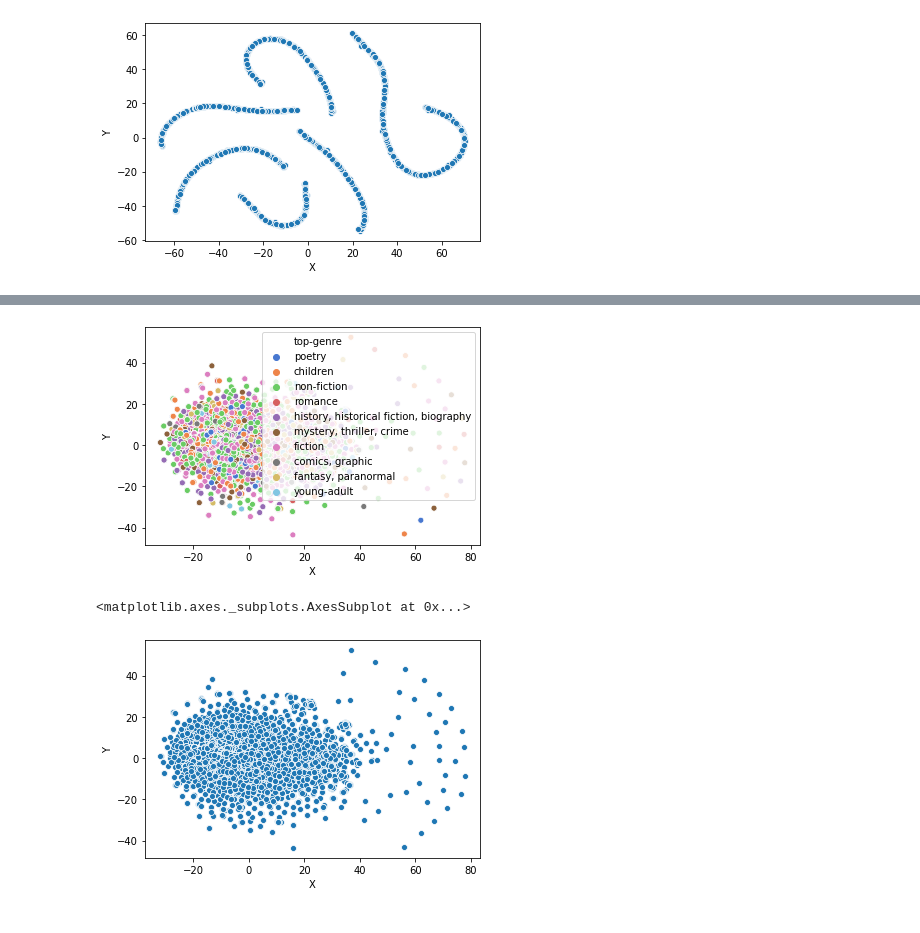
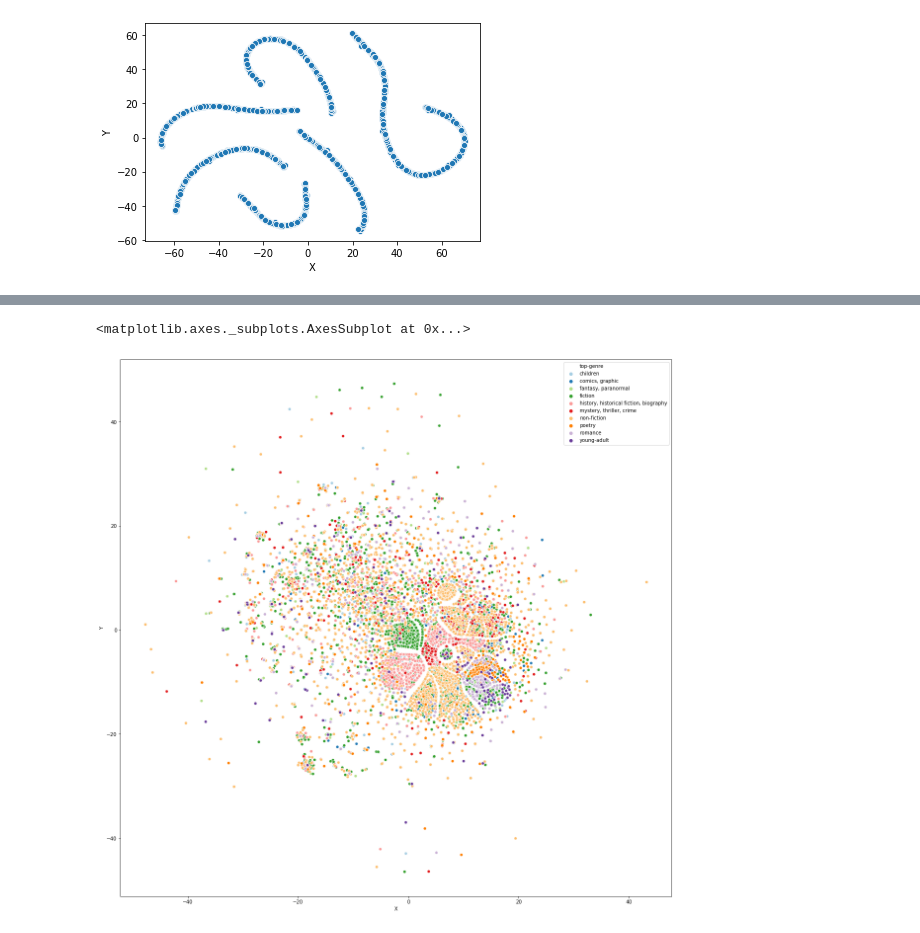
Before and after one commit to Ambbbbberwang/guess_u_like, a Jupyter notebook: OLD/ScratchWork.ipynb, the cells around one changed output, grey strips where cells are left out. Drawn from its saved outputs; the diff is of its cells as text; code cells hidden in the pictures.

```diff
--- a/OLD/ScratchWork.ipynb
+++ b/OLD/ScratchWork.ipynb
@@ -233,13 +233,21 @@ sns.scatterplot(x="X", y="Y", data=tsne_df)
 <matplotlib.axes._subplots.AxesSubplot at 0x...>
 [figure]
 # %%
-path='/Users/lisacombs/Documents/BIGDATA/final-project-guess_u_like/tsne_matrix.csv/part-00000-3d9938f1-d1fe-4742-b4dd-ad1a7e099eec-c000.csv'
-path='/Users/lisacombs/Documents/BIGDATA/final-project-guess_u_like/part-00000-379493e2-7e63-4184-b72b-378090bf123b-c000.csv'
+#path='/Users/lisacombs/Documents/BIGDATA/final-project-guess_u_like/tsne_matrix.csv/part-00000-3d9938f1-d1fe-4742-b4dd-ad1a7e099eec-c000.csv'
+
+# 200 rank
+path200 = '/Users/lisacombs/Documents/BIGDATA/final-project-guess_u_like/part-00000-d06f1a4f-d24f-4454-aed8-054eed089035-c000.csv'
+
+# 4 rank
+path4 = '/Users/lisacombs/Documents/BIGDATA/final-project-guess_u_like/part-00000-cd22b61d-f5dd-469b-84b6-b875f046774d-c000.csv'
+
 sample = 10000
 seed=42
 # %%
 #import matplotlib
 #matplotlib.use('Agg')
+
+plt.rcParams['figure.figsize'] = [20,20]
 
 import matplotlib.pyplot as plt
 import seaborn as sns
@@ -248,17 +256,16 @@ import pandas as pd
 from glob import glob
 from sklearn import preprocessing
 
-filename = '/Users/lisacombs/Documents/BIGDATA/final-project-guess_u_like/part-00000-d06f1a4f-d24f-4454-aed8-054eed089035-c000.csv'
-filename=path
-items = pd.read_csv(filename, engine='python', header=None)
+items = pd.read_csv(path200, engine='python', header=None)
 print('read data.')
 #print(items.head())
 num_features = items.shape[1]
 items.head()
 # sample data
 #items = items.sample(n=sample, random_state=seed, replace=False)
+items = items.iloc[0:sample, :]
 #print('sampled data.')
 
-#items.head()
+items=items.sort_values(items.columns[-1])
 # %% [output]
 read data.
@@ -274,22 +290,31 @@ standardized_X = preprocessing.scale(X)
 # %%
-p=50
 
-tsne = TSNE(n_components=2, random_state=seed, perplexity=p, n_iter = 1000)
+
+tsne = TSNE(n_components=2, random_state=seed, perplexity=100, n_iter = 750)
 tsne_obj= tsne.fit_transform(standardized_X)
 tsne_df = pd.DataFrame({'X':tsne_obj[:,0],'Y':tsne_obj[:,1],'top-genre':items.iloc[:,-1]})
 
-sns.scatterplot(x="X", y="Y", hue="top-genre", palette=sns.color_palette("muted"),legend='full', data=tsne_df)
+#plt.figure(figsize=(12,12))
+#plt.scatter(x=tsne_df['X'], y=tsne_df['Y'], c=items.code, cmap='Spectral')
+#plt.legend(items.code, items.iloc[:,-1])
+
+sns.scatterplot(
+    x="X", y="Y",
+    hue="top-genre",
+    data=tsne_df,
+    legend="full",
+    palette=sns.color_palette("Paired", 10),
+    alpha=1,
+)
 
 #print(tsne_df)
 
 #print('plotting data.')
 
 #sns_plot.figure.savefig('tsne_test.png')
-plt.show()
+#plt.show()
+
+#sns.scatterplot(x="X", y="Y", data=tsne_df)
 # %% [output]
+<matplotlib.axes._subplots.AxesSubplot at 0x...>
-[figure, old version]
+[figure, new version]
-# %%
-sns.scatterplot(x="X", y="Y", data=tsne_df)
-# %% [output]
-<matplotlib.axes._subplots.AxesSubplot at 0x...>
-[figure, removed]
```
Also changed, not shown: parts of 11 cells of this notebook, 21 other files.
